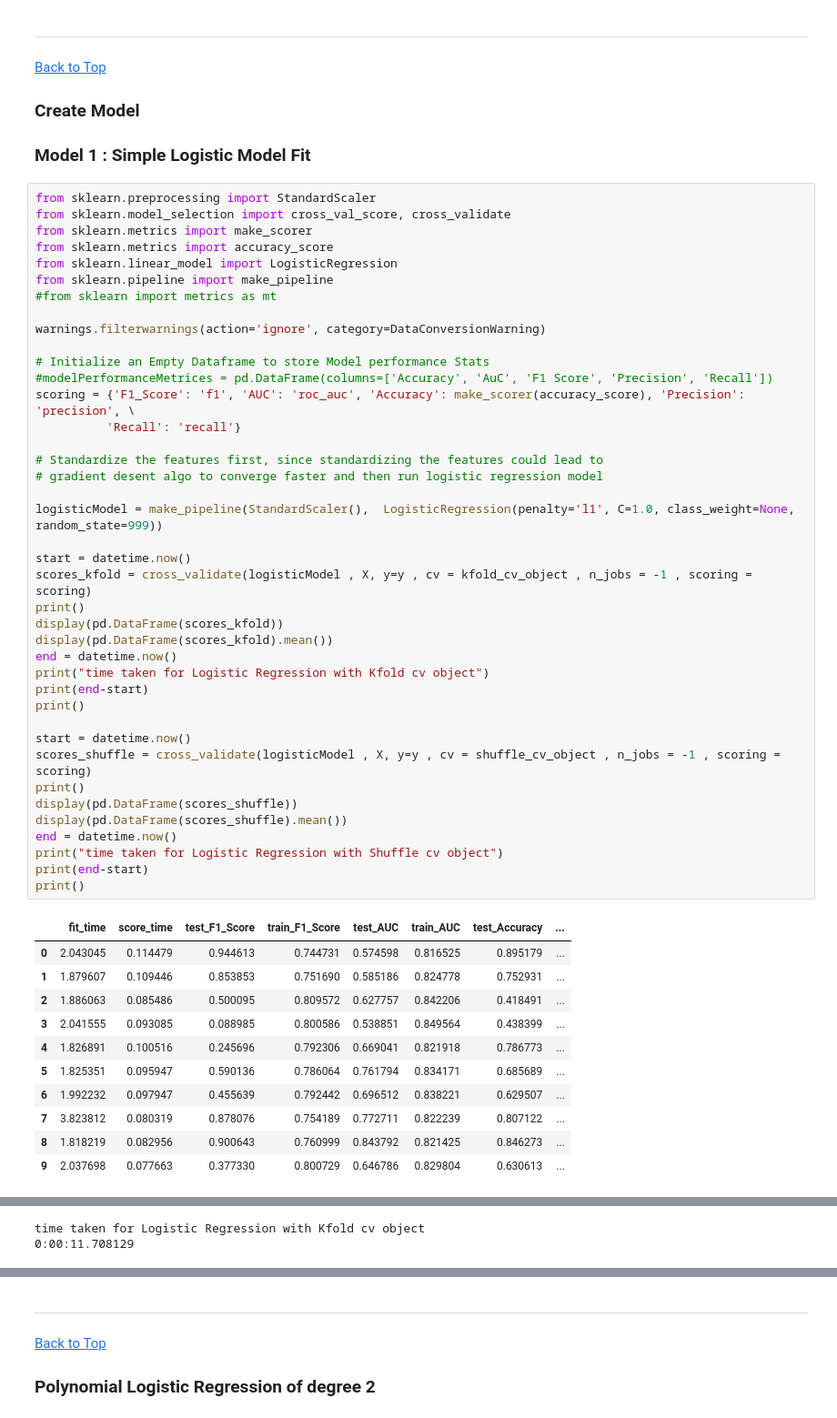
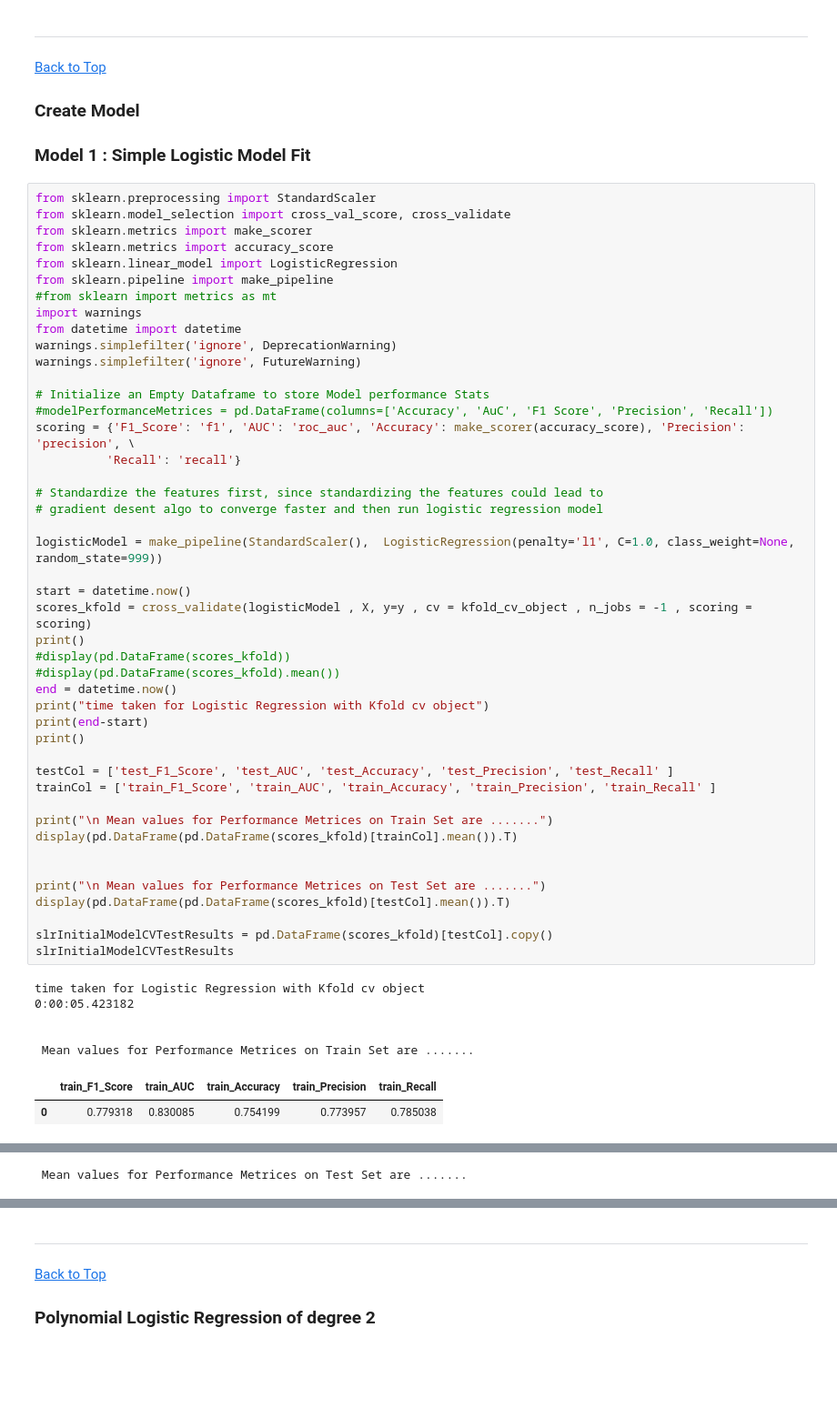
Before and after one commit to nhendersonkuns/awesomedataminers, a Jupyter notebook: Lab2_housing_models_final.ipynb, the cells around one changed output, grey strips where cells are left out. Shown at 91% size. Saved outputs shown, nothing was run; the diff lists cells and outputs as text; blank space fills up the shorter version.

Commit message:
completed LR models for Task2

```diff
--- a/Lab2_housing_models_final.ipynb
+++ b/Lab2_housing_models_final.ipynb
@@ -1120,52 +1120,53 @@ ________
 # %%
 from sklearn.preprocessing import StandardScaler
 from sklearn.model_selection import cross_val_score, cross_validate
 from sklearn.metrics import make_scorer
 from sklearn.metrics import accuracy_score
 from sklearn.linear_model import LogisticRegression
 from sklearn.pipeline import make_pipeline
 #from sklearn import metrics as mt
-
-warnings.filterwarnings(action='ignore', category=DataConversionWarning)
+import warnings
+from datetime import datetime
+warnings.simplefilter('ignore', DeprecationWarning)
+warnings.simplefilter('ignore', FutureWarning)
 
 # Initialize an Empty Dataframe to store Model performance Stats
 #modelPerformanceMetrices = pd.DataFrame(columns=['Accuracy', 'AuC', 'F1 Score', 'Precision', 'Recall'])
 scoring = {'F1_Score': 'f1', 'AUC': 'roc_auc', 'Accuracy': make_scorer(accuracy_score), 'Precision': 'precision', \
           'Recall': 'recall'}
 
 # Standardize the features first, since standardizing the features could lead to
 # gradient desent algo to converge faster and then run logistic regression model
 
 logisticModel = make_pipeline(StandardScaler(),  LogisticRegression(penalty='l1', C=1.0, class_weight=None, random_state=999))
 
 start = datetime.now()
 scores_kfold = cross_validate(logisticModel , X, y=y , cv = kfold_cv_object , n_jobs = -1 , scoring = scoring)
 print()
-display(pd.DataFrame(scores_kfold))
-display(pd.DataFrame(scores_kfold).mean())
+#display(pd.DataFrame(scores_kfold))
+#display(pd.DataFrame(scores_kfold).mean())
 end = datetime.now()
 print("time taken for Logistic Regression with Kfold cv object")
 print(end-start)
 print()
 
-start = datetime.now()
-scores_shuffle = cross_validate(logisticModel , X, y=y , cv = shuffle_cv_object , n_jobs = -1 , scoring = scoring)
-print()
-display(pd.DataFrame(scores_shuffle))
-display(pd.DataFrame(scores_shuffle).mean())
-end = datetime.now()
-print("time taken for Logistic Regression with Shuffle cv object")
-print(end-start)
-print()
+testCol = ['test_F1_Score', 'test_AUC', 'test_Accuracy', 'test_Precision', 'test_Recall' ]
+trainCol = ['train_F1_Score', 'train_AUC', 'train_Accuracy', 'train_Precision', 'train_Recall' ]
+
+print("\n Mean values for Performance Metrices on Train Set are .......")
+display(pd.DataFrame(pd.DataFrame(scores_kfold)[trainCol].mean()).T)
+
+
+print("\n Mean values for Performance Metrices on Test Set are .......")
+display(pd.DataFrame(pd.DataFrame(scores_kfold)[testCol].mean()).T)
+
+slrInitialModelCVTestResults = pd.DataFrame(scores_kfold)[testCol].copy()
+slrInitialModelCVTestResults
 # %% [output]
+time taken for Logistic Regression with Kfold cv object
+0:00:05.423182
+
+
+ Mean values for Performance Metrices on Train Set are .......
-|  | fit_time | score_time | test_F1_Score | train_F1_Score | test_AUC | train_AUC | test_Accuracy | ... |
-| 0 | 2.043045 | 0.114479 | 0.944613 | 0.744731 | 0.574598 | 0.816525 | 0.895179 | ... |
-| 1 | 1.879607 | 0.109446 | 0.853853 | 0.751690 | 0.585186 | 0.824778 | 0.752931 | ... |
-| 2 | 1.886063 | 0.085486 | 0.500095 | 0.809572 | 0.627757 | 0.842206 | 0.418491 | ... |
-| 3 | 2.041555 | 0.093085 | 0.088985 | 0.800586 | 0.538851 | 0.849564 | 0.438399 | ... |
-| 4 | 1.826891 | 0.100516 | 0.245696 | 0.792306 | 0.669041 | 0.821918 | 0.786773 | ... |
-| 5 | 1.825351 | 0.095947 | 0.590136 | 0.786064 | 0.761794 | 0.834171 | 0.685689 | ... |
-| 6 | 1.992232 | 0.097947 | 0.455639 | 0.792442 | 0.696512 | 0.838221 | 0.629507 | ... |
-| 7 | 3.823812 | 0.080319 | 0.878076 | 0.754189 | 0.772711 | 0.822239 | 0.807122 | ... |
-| 8 | 1.818219 | 0.082956 | 0.900643 | 0.760999 | 0.843792 | 0.821425 | 0.846273 | ... |
-| 9 | 2.037698 | 0.077663 | 0.377330 | 0.800729 | 0.646786 | 0.829804 | 0.630613 | ... |
+|  | train_F1_Score | train_AUC | train_Accuracy | train_Precision | train_Recall |
+| 0 | 0.779318 | 0.830085 | 0.754199 | 0.773957 | 0.785038 |
@@ -1185,2 +1173 @@ dtype: float64
-time taken for Logistic Regression with Kfold cv object
-0:00:11.708129
+ Mean values for Performance Metrices on Test Set are .......
```
Also changed, not shown: parts of 11 cells of this notebook.
